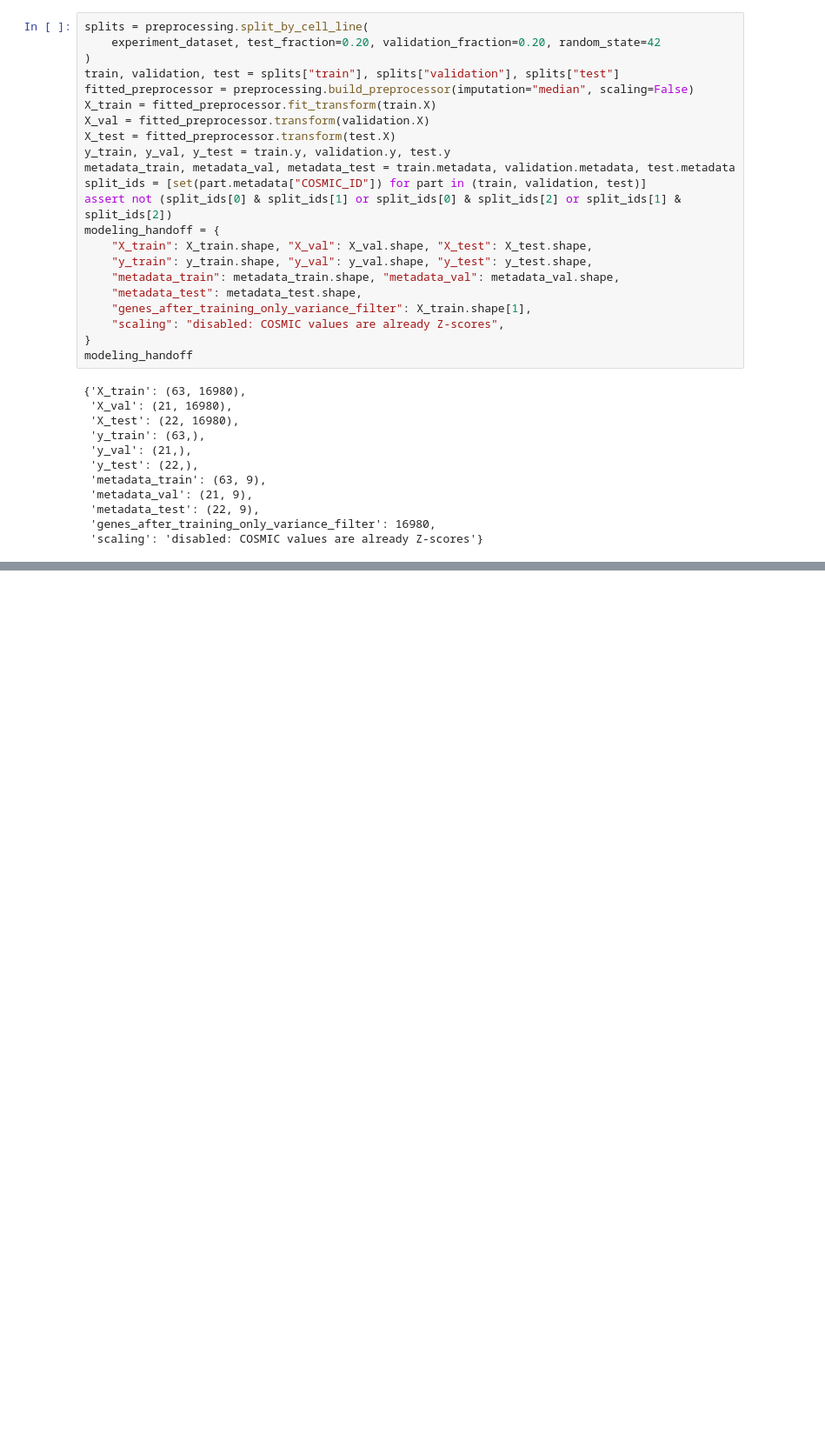
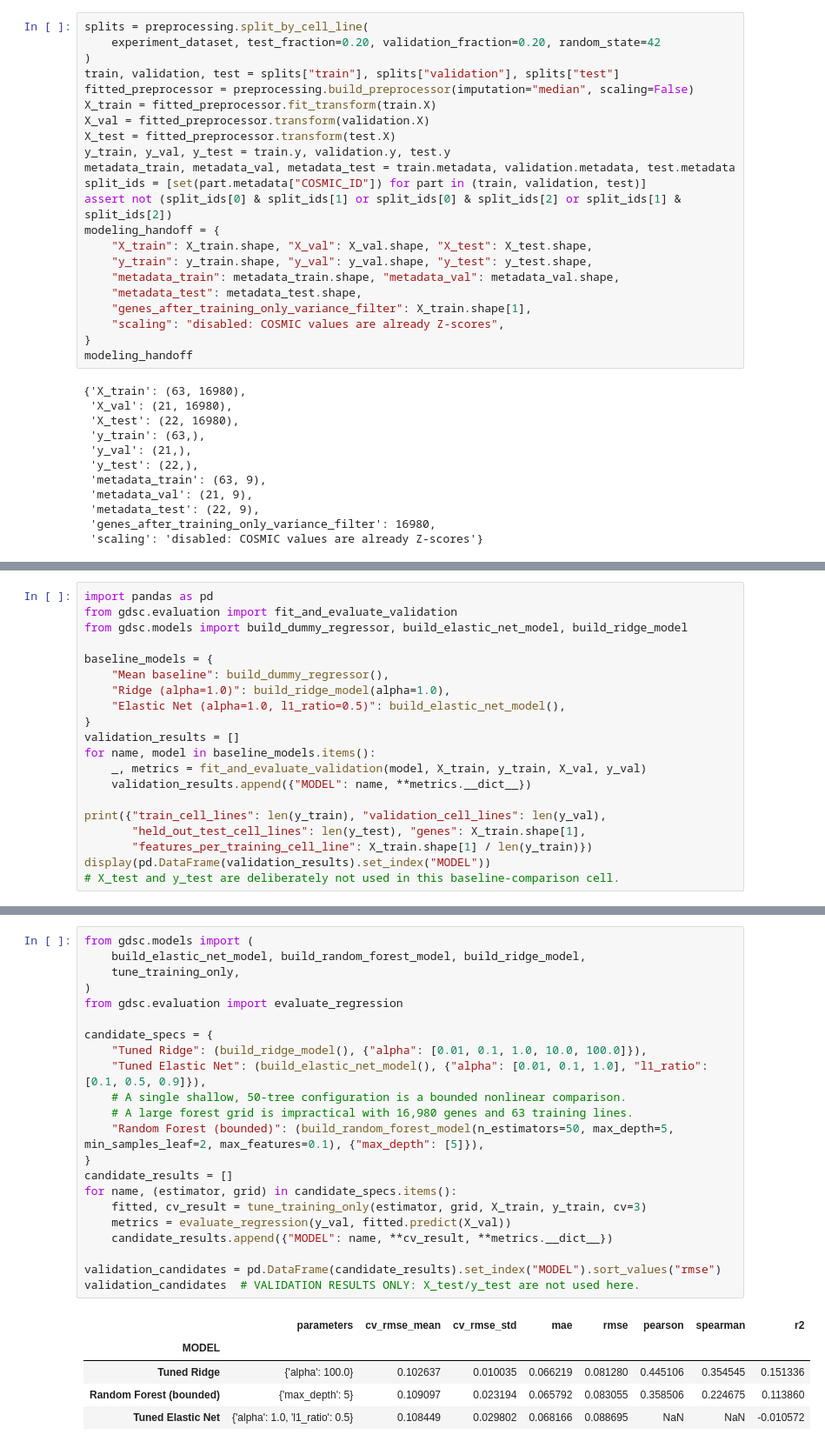
Before and after one commit to ajharris/gdsc-project, a Jupyter notebook: notebook/gdsc_drug_response.ipynb, the cells around one changed output, grey strips where cells are left out. Shown at 87% size. Saved outputs shown, nothing was run; the diff lists cells and outputs as text; blank space fills up the shorter version.

Commit message:
developed model strategy, fixed model to Ridge

```diff
--- a/notebook/gdsc_drug_response.ipynb
+++ b/notebook/gdsc_drug_response.ipynb
@@ -637,0 +641,20 @@ Current milestone: **preprocessing is complete and verified on the real initial
+# %%
+import pandas as pd
+from gdsc.evaluation import fit_and_evaluate_validation
+from gdsc.models import build_dummy_regressor, build_elastic_net_model, build_ridge_model
+
+baseline_models = {
+    "Mean baseline": build_dummy_regressor(),
+    "Ridge (alpha=1.0)": build_ridge_model(alpha=1.0),
+    "Elastic Net (alpha=1.0, l1_ratio=0.5)": build_elastic_net_model(),
+}
+validation_results = []
+for name, model in baseline_models.items():
+    _, metrics = fit_and_evaluate_validation(model, X_train, y_train, X_val, y_val)
+    validation_results.append({"MODEL": name, **metrics.__dict__})
+
+print({"train_cell_lines": len(y_train), "validation_cell_lines": len(y_val),
+       "held_out_test_cell_lines": len(y_test), "genes": X_train.shape[1],
+       "features_per_training_cell_line": X_train.shape[1] / len(y_train)})
+display(pd.DataFrame(validation_results).set_index("MODEL"))
+# X_test and y_test are deliberately not used in this baseline-comparison cell.
@@ -637,0 +857,28 @@ Current milestone: **preprocessing is complete and verified on the real initial
+# %%
+from gdsc.models import (
+    build_elastic_net_model, build_random_forest_model, build_ridge_model,
+    tune_training_only,
+)
+from gdsc.evaluation import evaluate_regression
+
+candidate_specs = {
+    "Tuned Ridge": (build_ridge_model(), {"alpha": [0.01, 0.1, 1.0, 10.0, 100.0]}),
+    "Tuned Elastic Net": (build_elastic_net_model(), {"alpha": [0.01, 0.1, 1.0], "l1_ratio": [0.1, 0.5, 0.9]}),
+    # A single shallow, 50-tree configuration is a bounded nonlinear comparison.
+    # A large forest grid is impractical with 16,980 genes and 63 training lines.
+    "Random Forest (bounded)": (build_random_forest_model(n_estimators=50, max_depth=5, min_samples_leaf=2, max_features=0.1), {"max_depth": [5]}),
+}
+candidate_results = []
+for name, (estimator, grid) in candidate_specs.items():
+    fitted, cv_result = tune_training_only(estimator, grid, X_train, y_train, cv=3)
+    metrics = evaluate_regression(y_val, fitted.predict(X_val))
+    candidate_results.append({"MODEL": name, **cv_result, **metrics.__dict__})
+
+validation_candidates = pd.DataFrame(candidate_results).set_index("MODEL").sort_values("rmse")
+validation_candidates  # VALIDATION RESULTS ONLY: X_test/y_test are not used here.
+# %% [output]
+|  | parameters | cv_rmse_mean | cv_rmse_std | mae | rmse | pearson | spearman | r2 |
+| MODEL |  |  |  |  |  |  |  |  |
+| Tuned Ridge | {'alpha': 100.0} | 0.102637 | 0.010035 | 0.066219 | 0.081280 | 0.445106 | 0.354545 | 0.151336 |
+| Random Forest (bounded) | {'max_depth': 5} | 0.109097 | 0.023194 | 0.065792 | 0.083055 | 0.358506 | 0.224675 | 0.113860 |
+| Tuned Elastic Net | {'alpha': 1.0, 'l1_ratio': 0.5} | 0.108449 | 0.029802 | 0.068166 | 0.088695 | NaN | NaN | -0.010572 |
```
Also changed, not shown: parts of 9 cells of this notebook, 6 other files.
